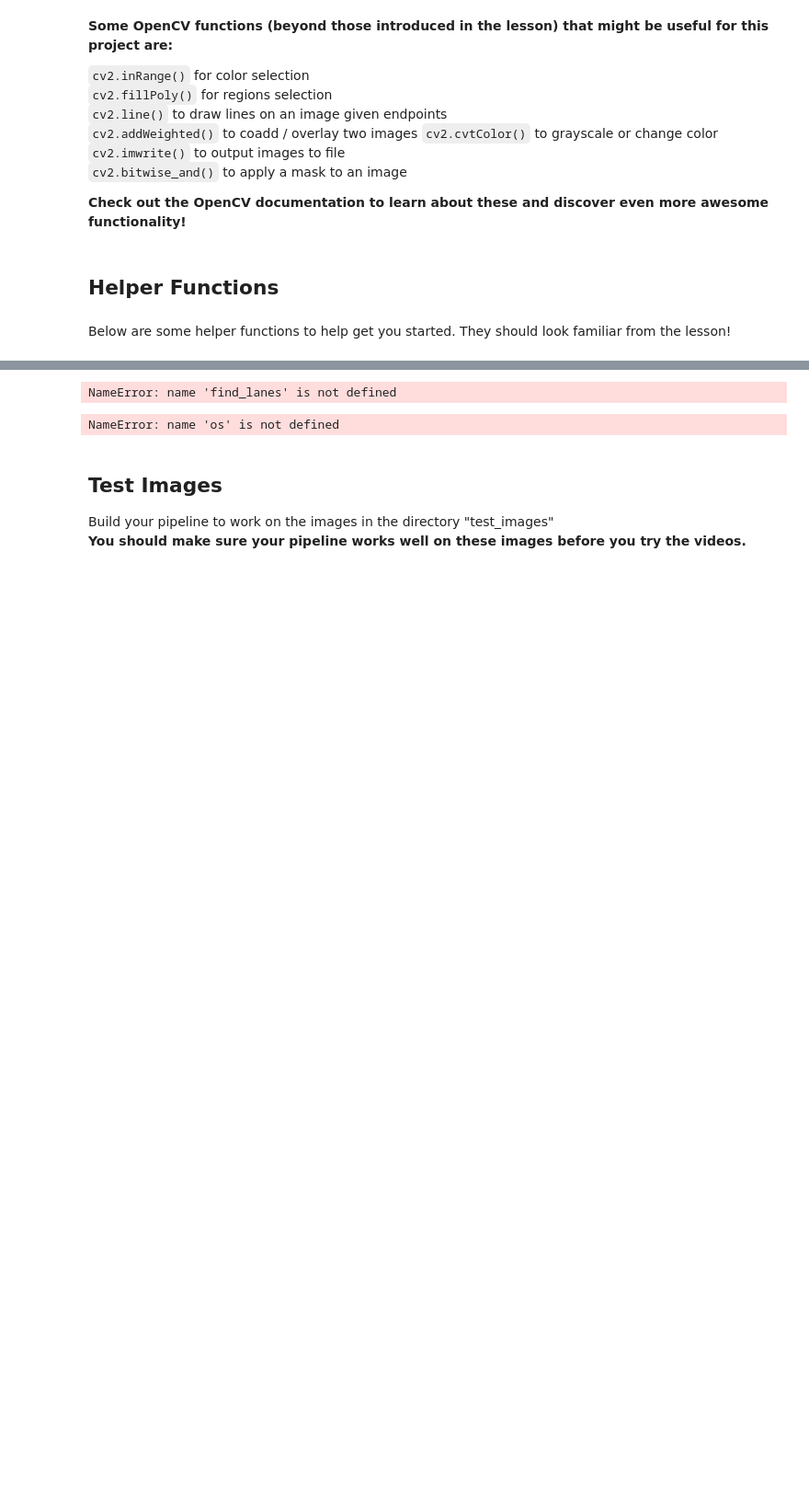
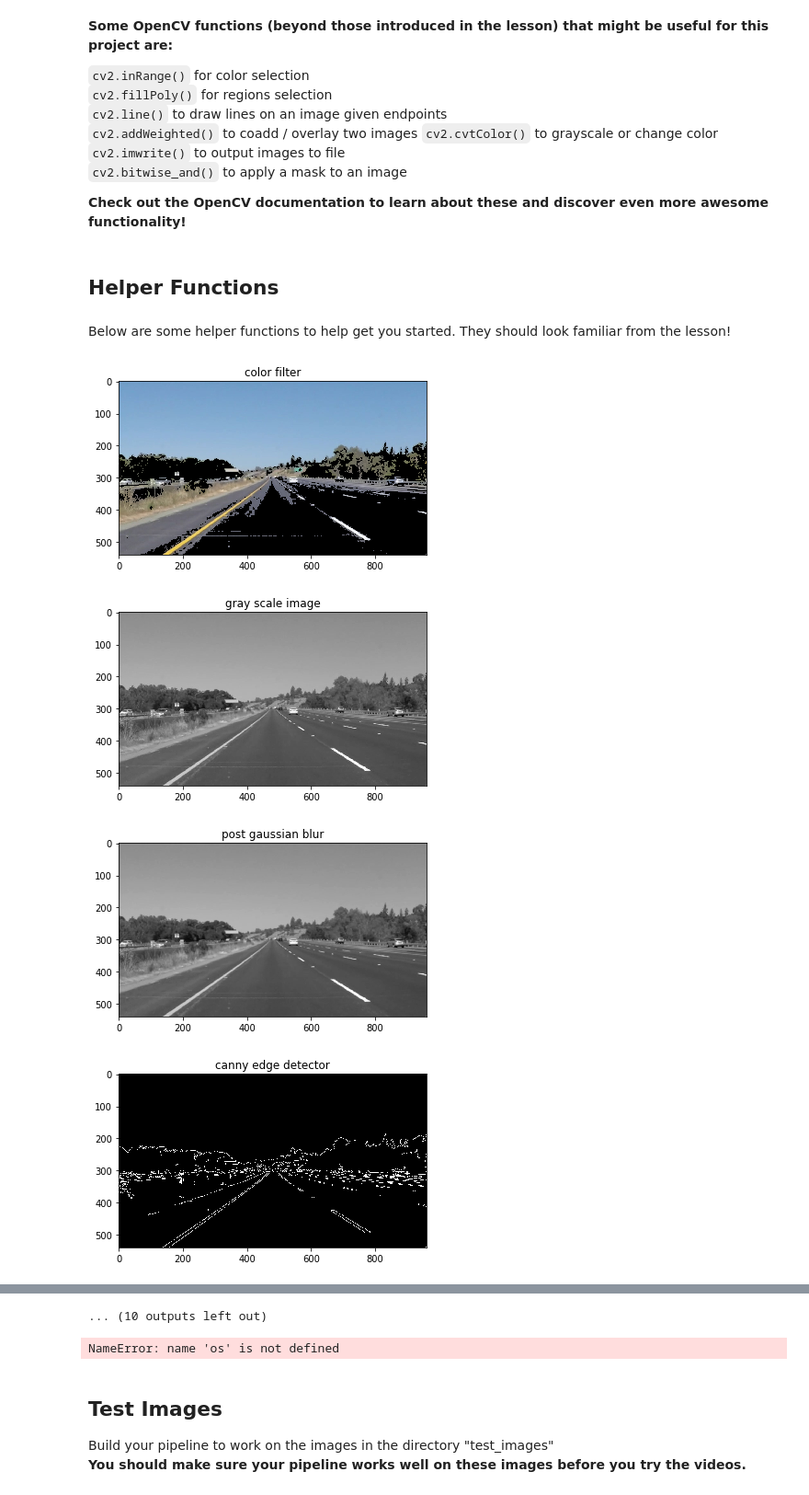
Before and after one commit to Quarke89/CarND-LaneLines-P1, a Jupyter notebook: P1.ipynb, the cells around one changed output, grey strips where cells are left out. Shown at 92% size. Cells and saved outputs as stored; diff of their text form; code cells hidden in the pictures; blank space fills up the shorter version.

```diff
--- a/P1.ipynb
+++ b/P1.ipynb
@@ -398,15 +392,14 @@ def color_filter_lanes(img):
     return not_lane_loc
 # %%
-orig_img = mpimg.imread("debug/challenge/0026.jpg")
+# orig_img = mpimg.imread("debug/challenge/0026.jpg")
 # orig_img = mpimg.imread("debug/solidWhiteRight/0000.jpg")
 # orig_img = mpimg.imread("debug/solidYellowLeft/0000.jpg")
-debug_mode = 0
-# orig_img = mpimg.imread('test_images/' + dir_list[4])
+debug_mode = 1
+orig_img = mpimg.imread('test_images/' + dir_list[4])
 
-# plt.figure()
-# plt.imshow(orig_img)
-# a = color_filter_lanes(orig_img)
 lane_img = find_lanes(orig_img)
-plt.figure()
-plt.imshow(lane_img)
 # %% [output]
+[figure, added]
+[figure, added]
+[figure, added]
+[figure, added]
@@ -413,4 +414,4 @@ plt.imshow(lane_img)
-NameError: name 'find_lanes' is not defined
+... (10 outputs left out)
 # %%
 dir_list = os.listdir("debug/challenge/")
 
```
Also changed, not shown: parts of 3 cells of this notebook, 1 other file.
